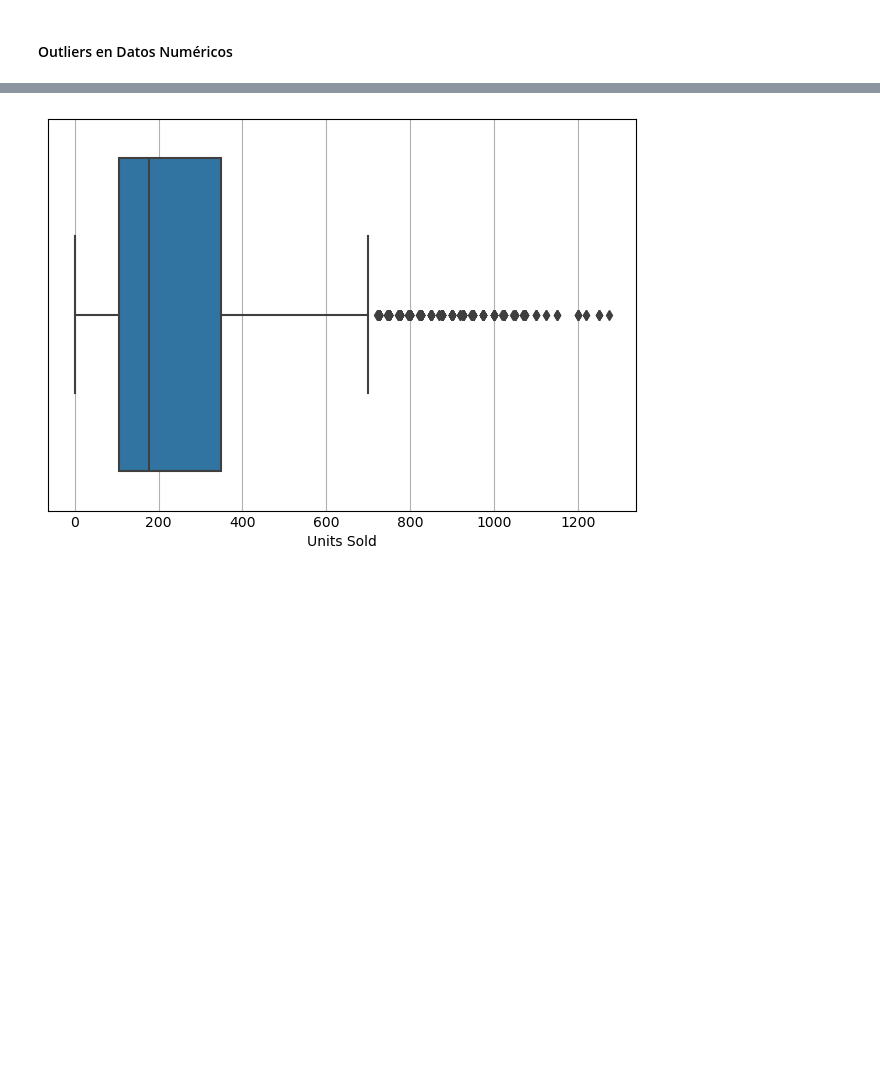
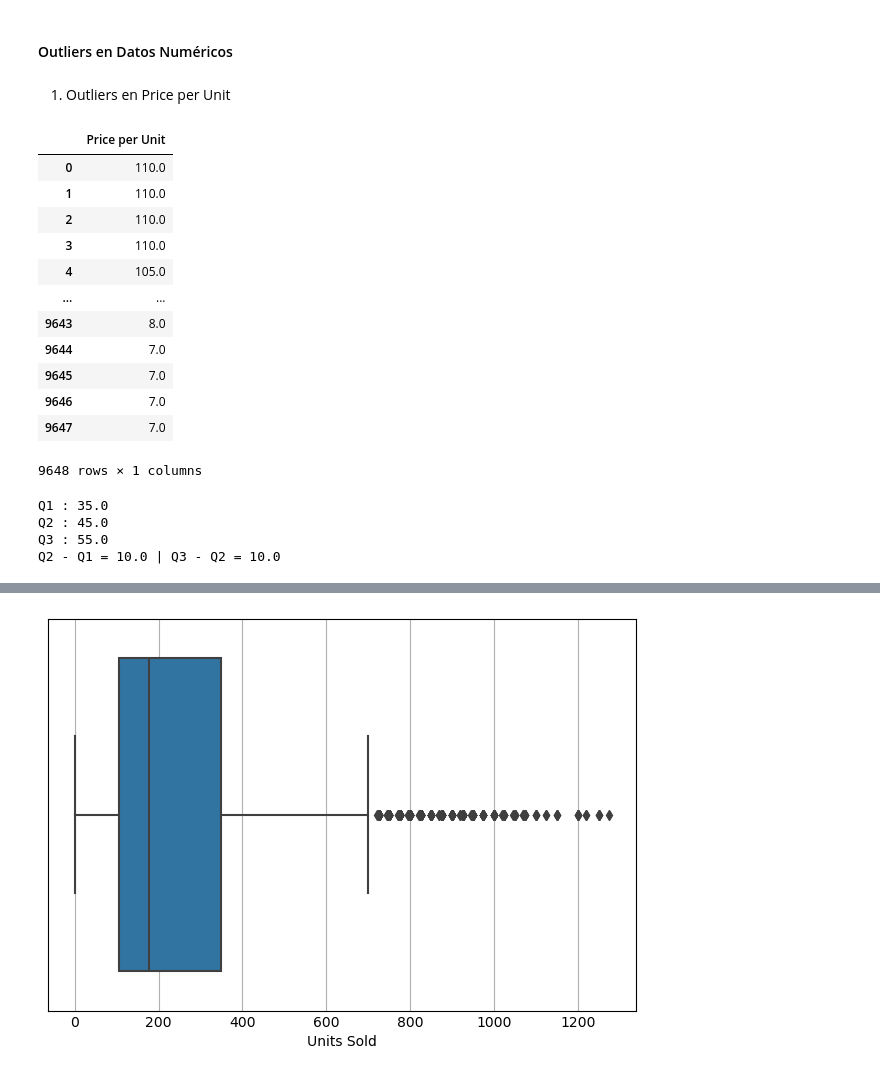
Before and after one commit to Dilmer-Rojas/Ventas_Adidas, a Jupyter notebook: notebooks/1.eda_rapido.ipynb, the cells around one changed output, grey strips where cells are left out. Drawn from its saved outputs; the diff is of its cells as text; code cells hidden in the pictures; blank space fills up the shorter version.

Commit message:
adidas

```diff
--- a/notebooks/1.eda_rapido.ipynb
+++ b/notebooks/1.eda_rapido.ipynb
@@ -320,3 +321,42 @@ plt.show()
 - No hay outliers en la columna Product
 # %% [markdown]
 #### Outliers en Datos Numéricos
+# %% [markdown]
+1. Outliers en Price per Unit
+# %%
+query = """
+        SELECT `Price per Unit`
+        FROM ventas_adidas
+        ORDER BY `Price per Unit` DESC;
+        """
+datos = pd.read_sql_query(query, conn)
+datos
+# %% [output]
+|  | Price per Unit |
+| 0 | 110.0 |
+| 1 | 110.0 |
+| 2 | 110.0 |
+| 3 | 110.0 |
+| 4 | 105.0 |
+| ... | ... |
+| 9643 | 8.0 |
+| 9644 | 7.0 |
+| 9645 | 7.0 |
+| 9646 | 7.0 |
+| 9647 | 7.0 |
+9648 rows × 1 columns
+# %%
+data = np.array(df['Price per Unit'])
+Q1 = np.percentile(data, 25)
+Q2 = np.percentile(data, 50)
+Q3 = np.percentile(data, 75)
+
+# Veamos la distribución de los datos para según ello aplicar
+print(f"Q1 : {Q1}\nQ2 : {Q2}\nQ3 : {Q3}")
+print(f"Q2 - Q1 = {Q2 - Q1} | Q3 - Q2 = {Q3 -Q2}")
+# Datos simétricos por lo que podemos identificar outliers con Desviación Estandar (STD)
+# %% [output]
+Q1 : 35.0
+Q2 : 45.0
+Q3 : 55.0
+Q2 - Q1 = 10.0 | Q3 - Q2 = 10.0
```
Also changed, not shown: parts of 6 cells of this notebook.
